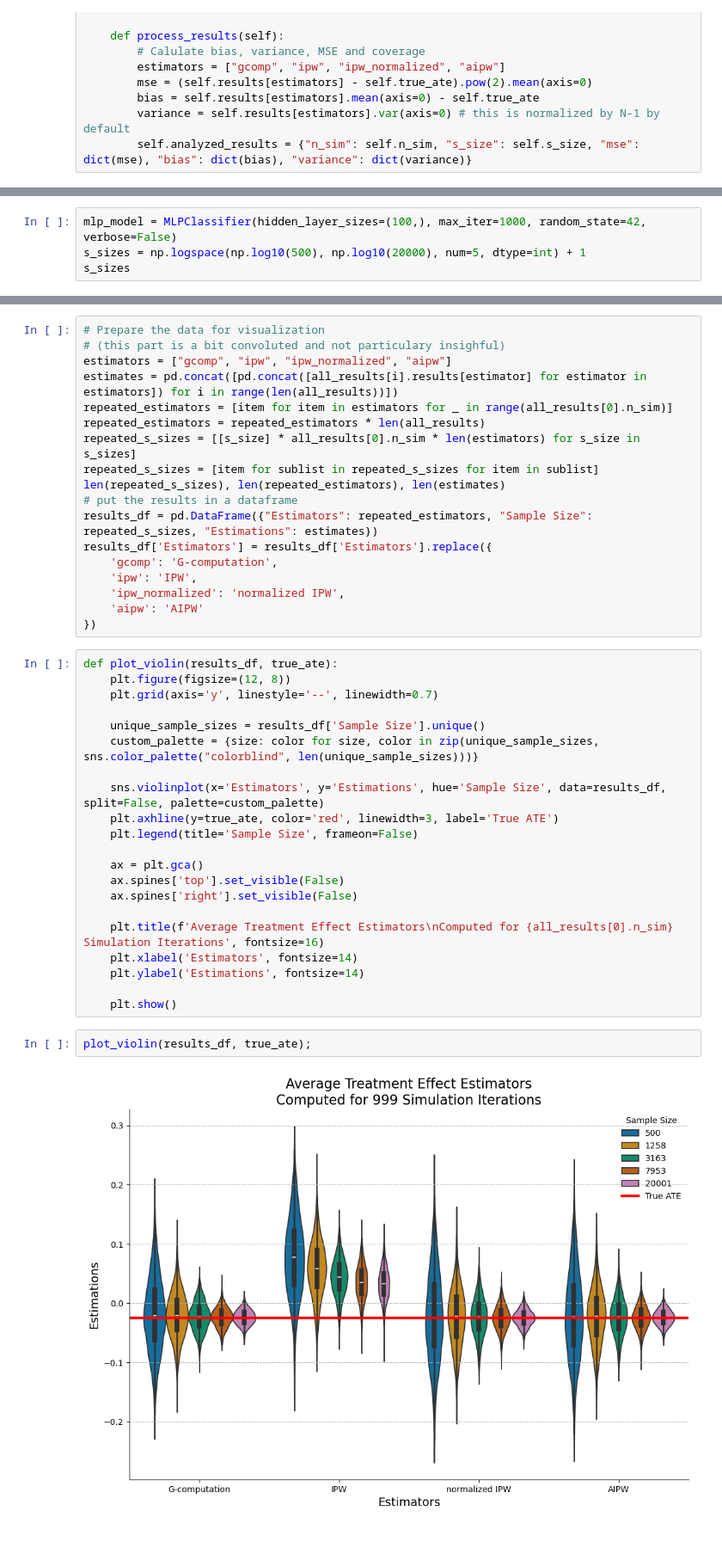
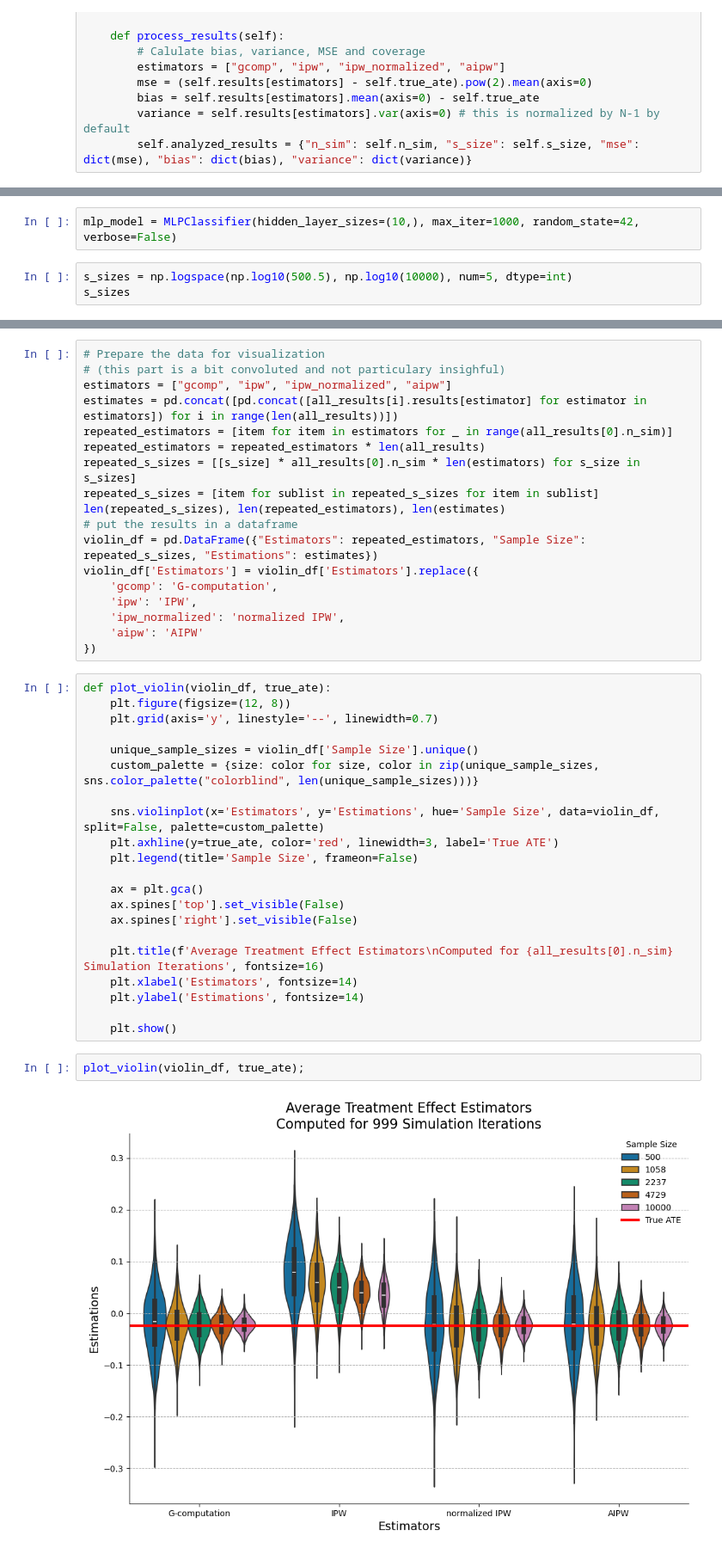
Before and after one commit to fcgrolleau/causal_inference_tuto, a Jupyter notebook: tuto.ipynb, the cells around one changed output, grey strips where cells are left out. Shown at 86% size. Saved outputs shown, nothing was run; the diff lists cells and outputs as text.

Commit message:
improve convergence plot and rerun simulations

```diff
--- a/tuto.ipynb
+++ b/tuto.ipynb
@@ -322,5 +320,6 @@ sim_instance.analyzed_results
+# %%
+mlp_model = MLPClassifier(hidden_layer_sizes=(10,), max_iter=1000, random_state=42, verbose=False)
 # %%
-mlp_model = MLPClassifier(hidden_layer_sizes=(100,), max_iter=1000, random_state=42, verbose=False)
-s_sizes = np.logspace(np.log10(500), np.log10(20000), num=5, dtype=int) + 1
+s_sizes = np.logspace(np.log10(500.5), np.log10(10000), num=5, dtype=int)
 s_sizes
 # %% [output]
@@ -436,22 +435,22 @@ repeated_s_sizes = [[s_size] * all_results[0].n_sim * len(estimators) for s_size
 repeated_s_sizes = [item for sublist in repeated_s_sizes for item in sublist]
 len(repeated_s_sizes), len(repeated_estimators), len(estimates)
 # put the results in a dataframe
-results_df = pd.DataFrame({"Estimators": repeated_estimators, "Sample Size": repeated_s_sizes, "Estimations": estimates})
-results_df['Estimators'] = results_df['Estimators'].replace({
+violin_df = pd.DataFrame({"Estimators": repeated_estimators, "Sample Size": repeated_s_sizes, "Estimations": estimates})
+violin_df['Estimators'] = violin_df['Estimators'].replace({
     'gcomp': 'G-computation',
     'ipw': 'IPW',
     'ipw_normalized': 'normalized IPW',
     'aipw': 'AIPW'
 })
 # %%
-def plot_violin(results_df, true_ate):
+def plot_violin(violin_df, true_ate):
     plt.figure(figsize=(12, 8))
     plt.grid(axis='y', linestyle='--', linewidth=0.7)
 
-    unique_sample_sizes = results_df['Sample Size'].unique()
+    unique_sample_sizes = violin_df['Sample Size'].unique()
     custom_palette = {size: color for size, color in zip(unique_sample_sizes, sns.color_palette("colorblind", len(unique_sample_sizes)))}
 
-    sns.violinplot(x='Estimators', y='Estimations', hue='Sample Size', data=results_df, split=False, palette=custom_palette)
+    sns.violinplot(x='Estimators', y='Estimations', hue='Sample Size', data=violin_df, split=False, palette=custom_palette)
     plt.axhline(y=true_ate, color='red', linewidth=3, label='True ATE')
     plt.legend(title='Sample Size', frameon=False)
 
@@ -465,6 +464,6 @@ def plot_violin(results_df, true_ate):
 
     plt.show()
 # %%
-plot_violin(results_df, true_ate);
+plot_violin(violin_df, true_ate);
 # %% [output]
-[figure, old version]
+[figure, new version]
```
Also changed, not shown: parts of 17 cells of this notebook.
